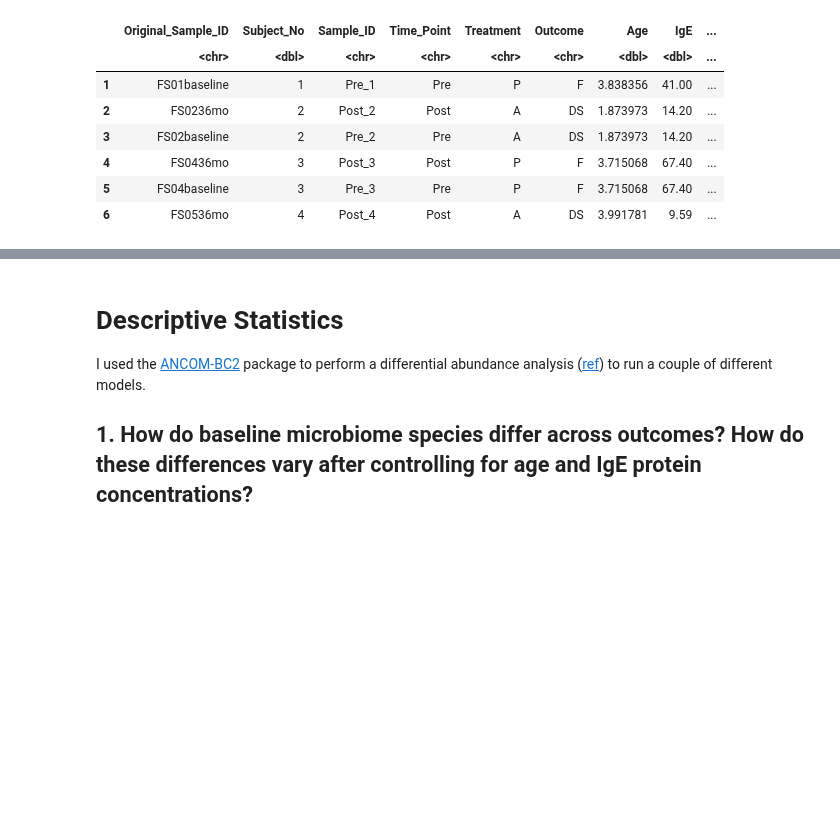
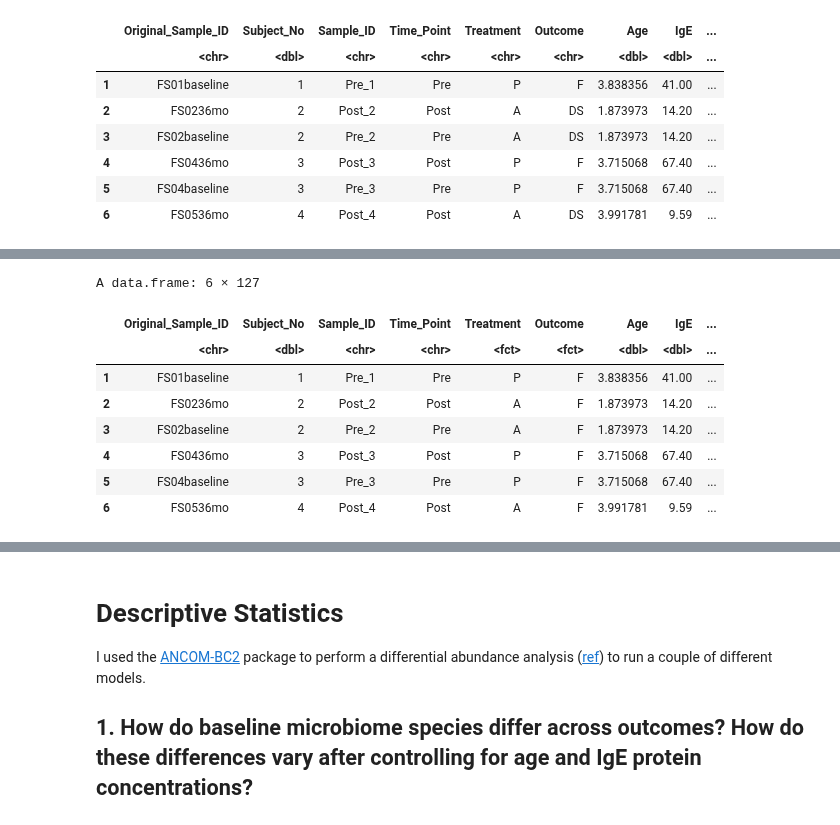
Before and after one commit to Ragerlab/P1013.-Microbiome-Peanut-Allergy, a Jupyter notebook: 1. Descriptive Statistics/Descriptive Statistics.ipynb, the cells around one changed output, grey strips where cells are left out. Cells and saved outputs as stored; diff of their text form; code cells hidden in the pictures; blank space fills up the shorter version.

```diff
--- a/1. Descriptive Statistics/Descriptive Statistics.ipynb
+++ b/1. Descriptive Statistics/Descriptive Statistics.ipynb
@@ -77,0 +110,26 @@ A tibble: 5 × 6
+# %%
+saliva_df$Outcome = as.character(saliva_df$Outcome)
+stool_df$Outcome = as.character(stool_df$Outcome)
+
+combined_saliva_df = saliva_df  %>%
+    # ended up reassinging 'DS' to 'F' due to small sample size
+    mutate(Outcome = ifelse(Outcome == 'DS', 'F', Outcome))
+
+combined_stool_df = stool_df  %>%
+    # ended up reassinging 'DS' to 'F' due to small sample size
+    mutate(Outcome = ifelse(Outcome == 'DS', 'F', Outcome))
+
+combined_saliva_df$Outcome = factor(combined_saliva_df$Outcome, levels = c('F', 'SU'))
+combined_stool_df$Outcome = factor(combined_stool_df$Outcome, levels = c('F', 'SU'))
+
+head(combined_saliva_df)
+# %% [output]
+A data.frame: 6 × 127
+|  | Original_Sample_ID | Subject_No | Sample_ID | Time_Point | Treatment | Outcome | Age | IgE | ... |
+|  | <chr> | <dbl> | <chr> | <chr> | <fct> | <fct> | <dbl> | <dbl> | ... |
+| 1 | FS01baseline | 1 | Pre_1 | Pre | P | F | 3.838356 | 41.00 | ... |
+| 2 | FS0236mo | 2 | Post_2 | Post | A | F | 1.873973 | 14.20 | ... |
+| 3 | FS02baseline | 2 | Pre_2 | Pre | A | F | 1.873973 | 14.20 | ... |
+| 4 | FS0436mo | 3 | Post_3 | Post | P | F | 3.715068 | 67.40 | ... |
+| 5 | FS04baseline | 3 | Pre_3 | Pre | P | F | 3.715068 | 67.40 | ... |
+| 6 | FS0536mo | 4 | Post_4 | Post | A | F | 3.991781 | 9.59 | ... |
```
Also changed, not shown: parts of 7 cells of this notebook.
